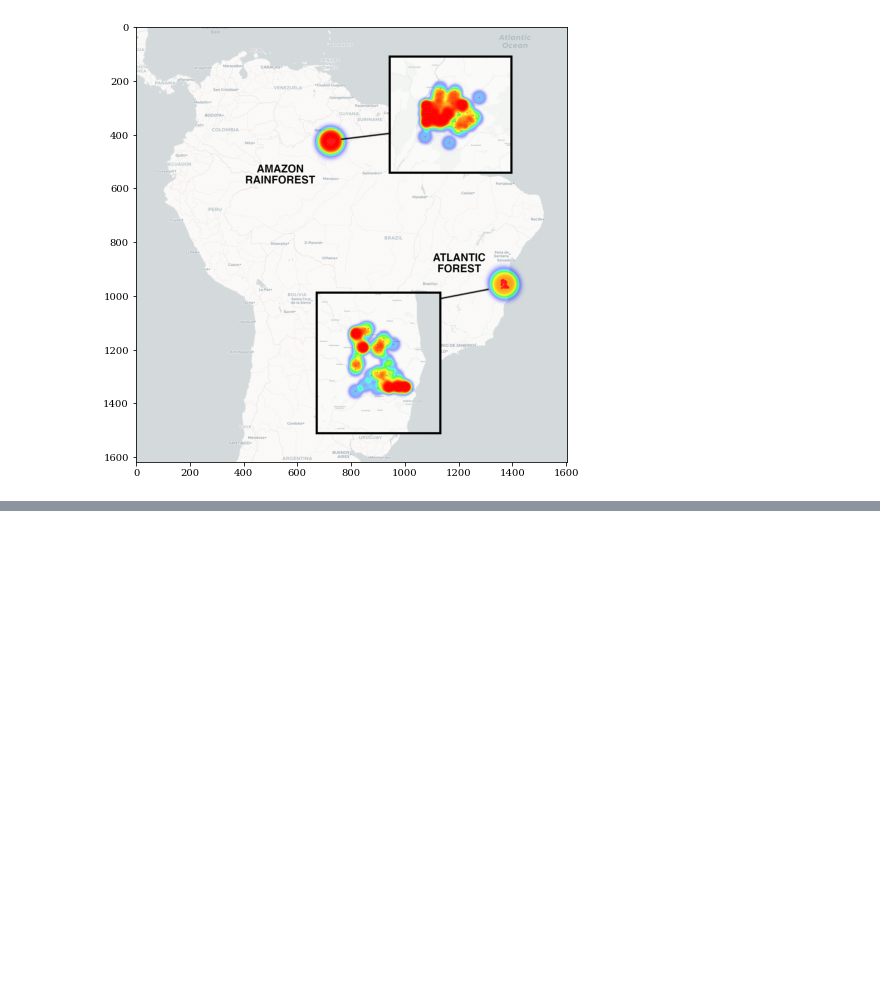
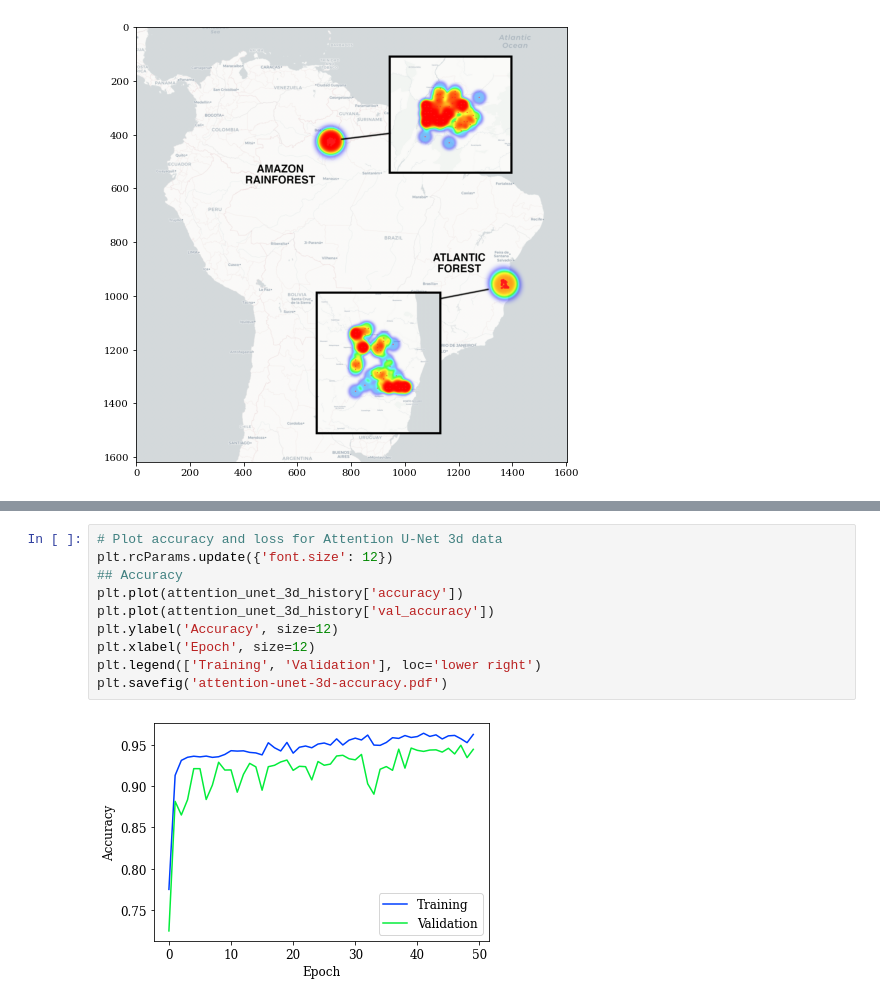
Before and after one commit to davej23/attention-mechanism-unet, a Jupyter notebook: Figures.ipynb, the cells around one changed output, grey strips where cells are left out. Drawn from its saved outputs; the diff is of its cells as text; blank space fills up the shorter version.

```diff
--- a/Figures.ipynb
+++ b/Figures.ipynb
@@ -1464,0 +1512,12 @@ ax.imshow(plt.imread('Amazon-Map.png'))
+# %%
+# Plot accuracy and loss for Attention U-Net 3d data
+plt.rcParams.update({'font.size': 12})
+## Accuracy
+plt.plot(attention_unet_3d_history['accuracy'])
+plt.plot(attention_unet_3d_history['val_accuracy'])
+plt.ylabel('Accuracy', size=12)
+plt.xlabel('Epoch', size=12)
+plt.legend(['Training', 'Validation'], loc='lower right')
+plt.savefig('attention-unet-3d-accuracy.pdf')
+# %% [output]
+[figure, added]
```
Also changed, not shown: parts of 17 cells of this notebook.
